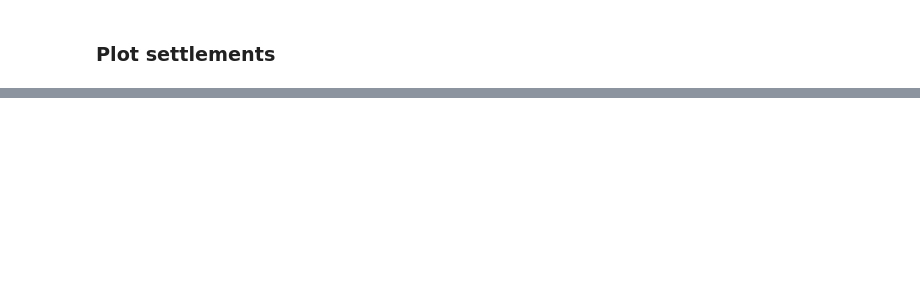
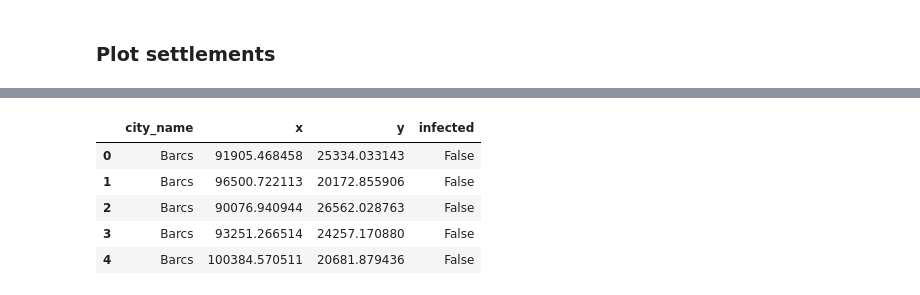
Before and after one commit to csomarita/CovidSimulation, a Jupyter notebook: main.ipynb, the cells around one changed output, grey strips where cells are left out. Saved outputs shown, nothing was run; the diff lists cells and outputs as text; code cells hidden in the pictures; blank space fills up the shorter version.

```diff
--- a/main.ipynb
+++ b/main.ipynb
@@ -70,0 +80,27 @@ plt.show()
+# %%
+import random
+from matplotlib.colors import ListedColormap
+
+def random_status():
+    return True if random.random() < 0.001 else False
+
+def generatePeople(settlements):
+    people = []
+    for s in settlements:
+        # settlement(name, long, lat, population, area, radius, density, x, y)
+        settlement_name, center, radius, population = s[0], Point(s[7], s[8]), s[5], s[3]
+        for _ in range(round(population/100)):
+            position = Point.randomPoint(radius, center)
+            covid_status = random_status()
+            people.append([settlement_name, position.x, position.y, covid_status])
+    return people
+
+people = pd.DataFrame(generatePeople(settlements.values), columns = ['city_name', 'x', 'y', 'infected'])
+people.head()
+# %% [output]
+|  | city_name | x | y | infected |
+| 0 | Barcs | 91905.468458 | 25334.033143 | False |
+| 1 | Barcs | 96500.722113 | 20172.855906 | False |
+| 2 | Barcs | 90076.940944 | 26562.028763 | False |
+| 3 | Barcs | 93251.266514 | 24257.170880 | False |
+| 4 | Barcs | 100384.570511 | 20681.879436 | False |
```
Also changed, not shown: parts of 5 cells of this notebook.
